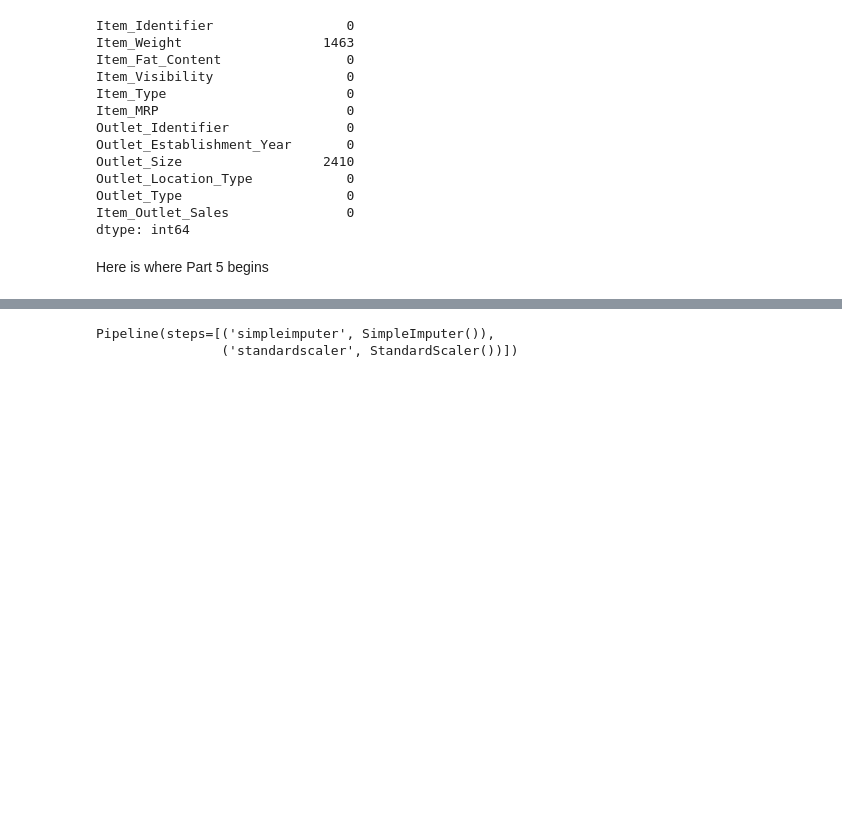
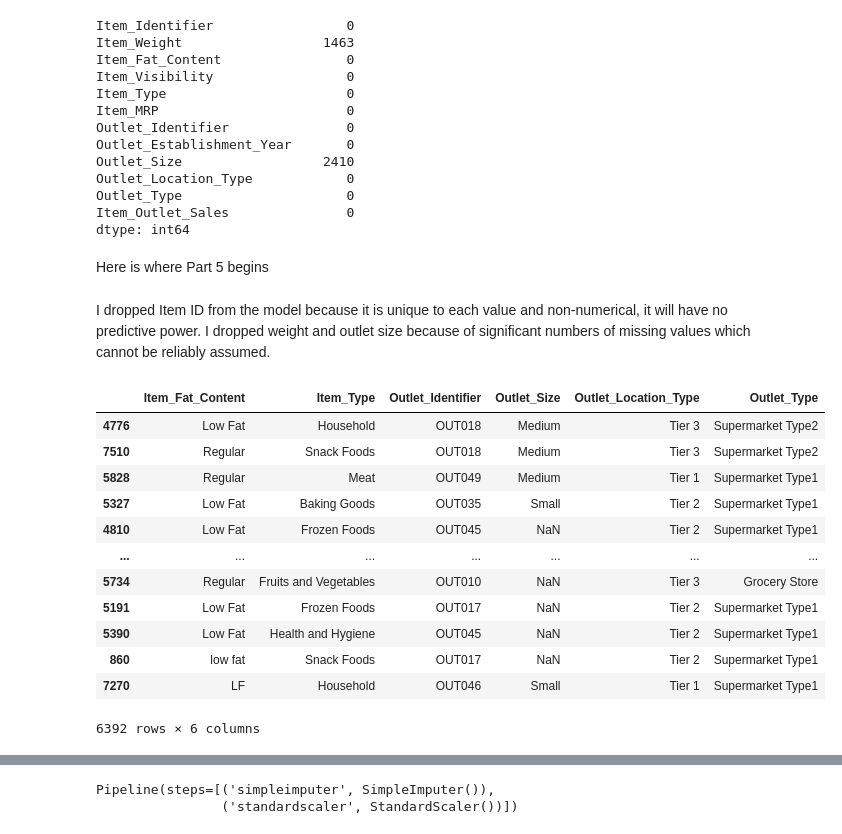
Before and after one commit to blakedshull/datascience, a Jupyter notebook: Sales_Predictions.ipynb, the cells around one changed output, grey strips where cells are left out. Drawn from its saved outputs; the diff is of its cells as text; code cells hidden in the pictures; blank space fills up the shorter version.

```diff
--- a/Sales_Predictions.ipynb
+++ b/Sales_Predictions.ipynb
@@ -94,8 +99,10 @@ Item_Outlet_Sales               0
 dtype: int64
 # %% [markdown]
 Here is where Part 5 begins
+# %% [markdown]
+I dropped Item ID from the model because it is unique to each value and non-numerical, it will have no predictive power.  I dropped weight and outlet size because of significant numbers of missing values which cannot be reliably assumed.
 # %%
-X = df.drop(columns=['Item_Outlet_Sales', 'Item_Identifier'])
+X = df.drop(columns=['Item_Outlet_Sales', 'Item_Identifier', 'Item_Weight'])
 y = df['Item_Outlet_Sales']
 X_train, X_test, y_train, y_test = train_test_split(X, y, random_state=42)
 # %%
@@ -107,0 +120,18 @@ ohe = OneHotEncoder(handle_unknown='ignore', sparse=False)
+# %%
+train_cat_data = X_train[cat_selector(X_train)]
+test_cat_data = X_test[cat_selector(X_test)]
+train_cat_data
+# %% [output]
+|  | Item_Fat_Content | Item_Type | Outlet_Identifier | Outlet_Size | Outlet_Location_Type | Outlet_Type |
+| 4776 | Low Fat | Household | OUT018 | Medium | Tier 3 | Supermarket Type2 |
+| 7510 | Regular | Snack Foods | OUT018 | Medium | Tier 3 | Supermarket Type2 |
+| 5828 | Regular | Meat | OUT049 | Medium | Tier 1 | Supermarket Type1 |
+| 5327 | Low Fat | Baking Goods | OUT035 | Small | Tier 2 | Supermarket Type1 |
+| 4810 | Low Fat | Frozen Foods | OUT045 | NaN | Tier 2 | Supermarket Type1 |
+| ... | ... | ... | ... | ... | ... | ... |
+| 5734 | Regular | Fruits and Vegetables | OUT010 | NaN | Tier 3 | Grocery Store |
+| 5191 | Low Fat | Frozen Foods | OUT017 | NaN | Tier 2 | Supermarket Type1 |
+| 5390 | Low Fat | Health and Hygiene | OUT045 | NaN | Tier 2 | Supermarket Type1 |
+| 860 | low fat | Snack Foods | OUT017 | NaN | Tier 2 | Supermarket Type1 |
+| 7270 | LF | Household | OUT046 | Small | Tier 1 | Supermarket Type1 |
+6392 rows × 6 columns
```
Also changed, not shown: parts of 27 cells of this notebook.
